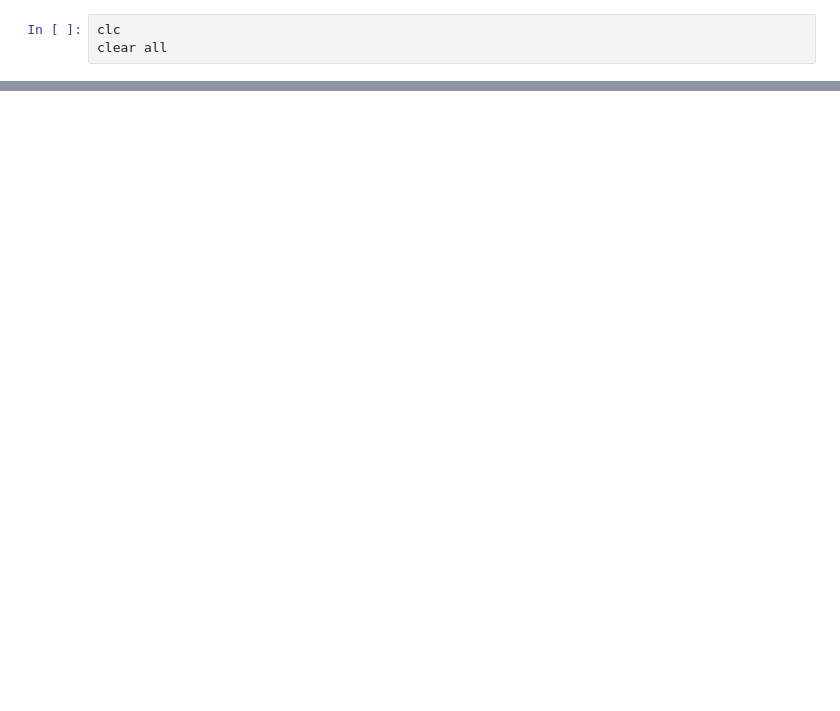
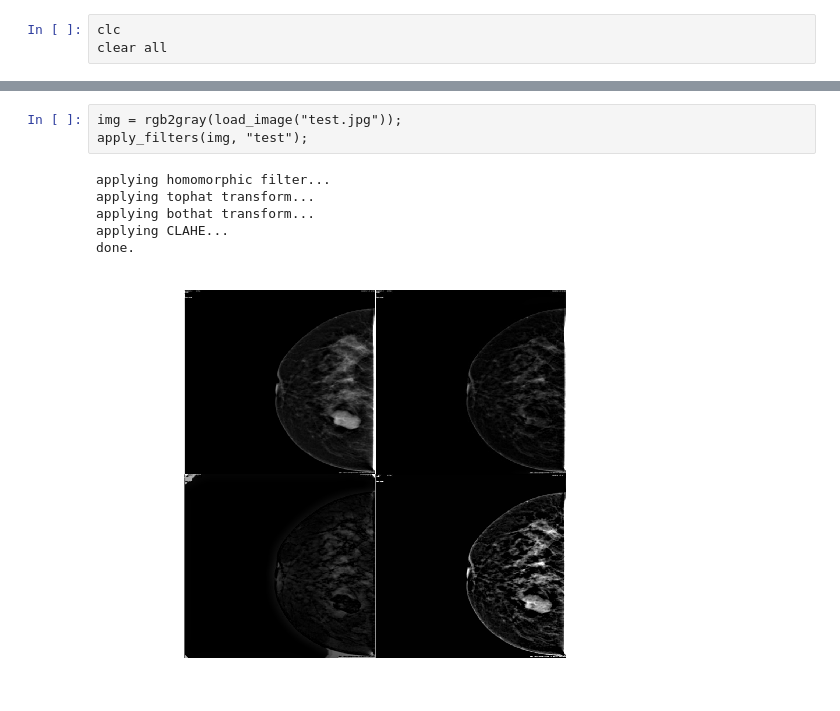
Before and after one commit to satyajitghana/IC2, a Jupyter notebook: src/notebooks/breast cancer matlab.ipynb, the cells around one changed output, grey strips where cells are left out. Saved outputs shown, nothing was run; the diff lists cells and outputs as text; blank space fills up the shorter version.

```diff
--- a/src/notebooks/breast cancer matlab.ipynb
+++ b/src/notebooks/breast cancer matlab.ipynb
@@ -91,0 +145,10 @@ title("adaptive histogram equalization");
+# %%
+img = rgb2gray(load_image("test.jpg"));
+apply_filters(img, "test");
+# %% [output]
+applying homomorphic filter...
+applying tophat transform...
+applying bothat transform...
+applying CLAHE...
+done.
+[figure, added]
```
Also changed, not shown: parts of 14 cells of this notebook, 53 other files.
